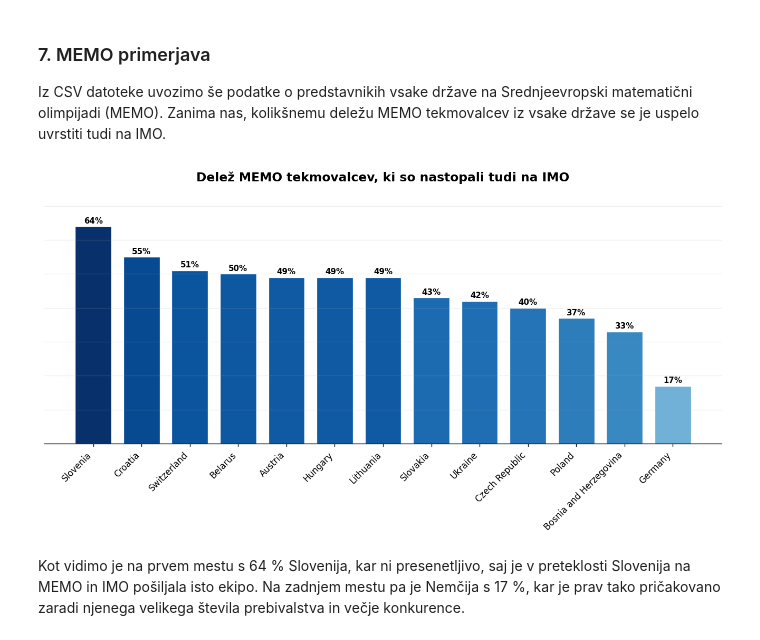
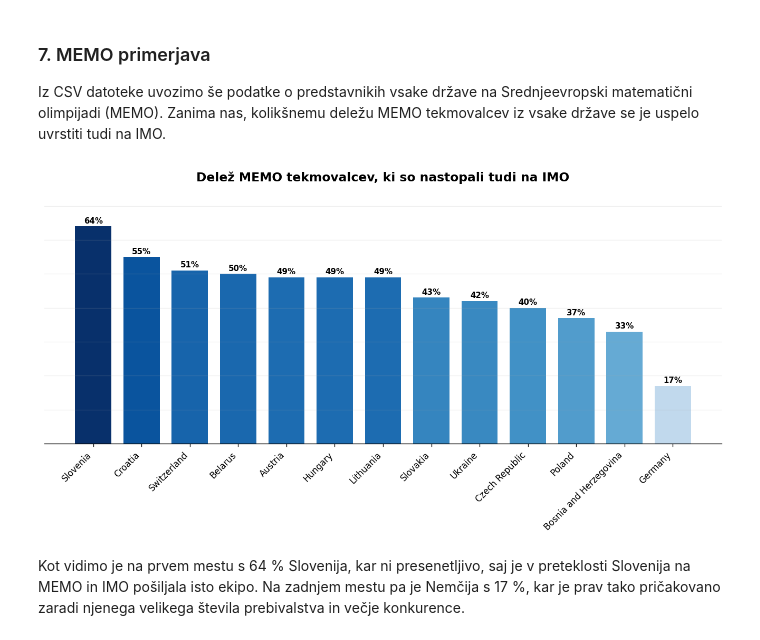
Before and after one commit to hranjecnace/uvp_projektna, a Jupyter notebook: analiza_podatkov.ipynb, the cells around one changed output. Drawn from its saved outputs; the diff is of its cells as text; code cells hidden in the pictures.

```diff
--- a/analiza_podatkov.ipynb
+++ b/analiza_podatkov.ipynb
@@ -316,34 +313,36 @@ Iz CSV datoteke uvozimo še podatke o predstavnikih vsake države na Srednjeevro
 # %%
 df_memo = pd.read_csv("memo.csv")
 df_memo["Država"] = df_memo["Država"].replace({"Czechia": "Czech Republic"})
 
-memo_skupine = df_memo.groupby("Država")["Tekmovalec"].apply(set)
-imo_skupine = df.groupby("Država")["Oseba"].apply(set)
+memo = df_memo.groupby("Država")["Tekmovalec"].apply(set)
+imo = df.groupby("Država")["Oseba"].apply(set)
 
-df_primerjava = pd.DataFrame({
-    "Država": memo_skupine.index,
-    "Delež_%": [round(len(memo_skupine[d] & imo_skupine.get(d, set())) / len(memo_skupine[d]) * 100, 0) for d in memo_skupine.index]
-}).sort_values("Delež_%", ascending=False).reset_index(drop=True)
+primerjava = pd.DataFrame({
+    "Država": memo.index,
+    "Delež": [round(len(memo[d] & imo.get(d, set())) / len(memo[d]) * 100, 0) for d in memo.index]
+}).sort_values("Delež", ascending=False).reset_index(drop=True)
 
 fig, ax = plt.subplots(figsize=(11, 6), dpi=120)
 
-barve = plt.cm.Blues(df_primerjava["Delež_%"] / df_primerjava["Delež_%"].max() * 0.7 + 0.3)
-stolpci = ax.bar(df_primerjava["Država"], df_primerjava["Delež_%"], width=0.75, color=barve, edgecolor="white", linewidth=0.8)
+barve = plt.cm.Blues(primerjava["Delež"] / primerjava["Delež"].max())
+stolpci = ax.bar(primerjava["Država"], primerjava["Delež"], width=0.75, color=barve)
 
-for stolpec, vrednost in zip(stolpci, df_primerjava["Delež_%"]):
+for stolpec, vrednost in zip(stolpci, primerjava["Delež"]):
     ax.text(stolpec.get_x() + stolpec.get_width() / 2, vrednost + 1, f"{vrednost:.0f}%", ha="center", fontsize=9, weight="bold")
 
 ax.set_title("Delež MEMO tekmovalcev, ki so nastopali tudi na IMO", fontsize=14, weight="bold", pad=15)
-ax.set_xticklabels(df_primerjava["Država"], rotation=45, ha="right")
+ax.set_xticklabels(primerjava["Država"], rotation=45, ha="right")
 ax.tick_params(axis="y", left=False, labelleft=False)
-ax.set_ylim(0, df_primerjava["Delež_%"].max() * 1.15)
+ax.set_ylim(0, primerjava["Delež"].max() * 1.15)
 ax.grid(axis="y", alpha=0.2)
+
 for spine in ["top", "right", "left"]:
     ax.spines[spine].set_visible(False)
+
 plt.tight_layout()
 plt.show()
 # %% [output]
-[figure, old version]
+[figure, new version]
 # %% [markdown]
 Kot vidimo je na prvem mestu s 64 % Slovenija, kar ni presenetljivo, saj je v preteklosti Slovenija na MEMO in IMO pošiljala isto ekipo. Na zadnjem mestu pa je Nemčija s 17 %, kar je prav tako pričakovano zaradi njenega velikega števila prebivalstva in večje konkurence.
 # %% [markdown]
```
Also changed, not shown: parts of 4 cells of this notebook, 3 other files.
